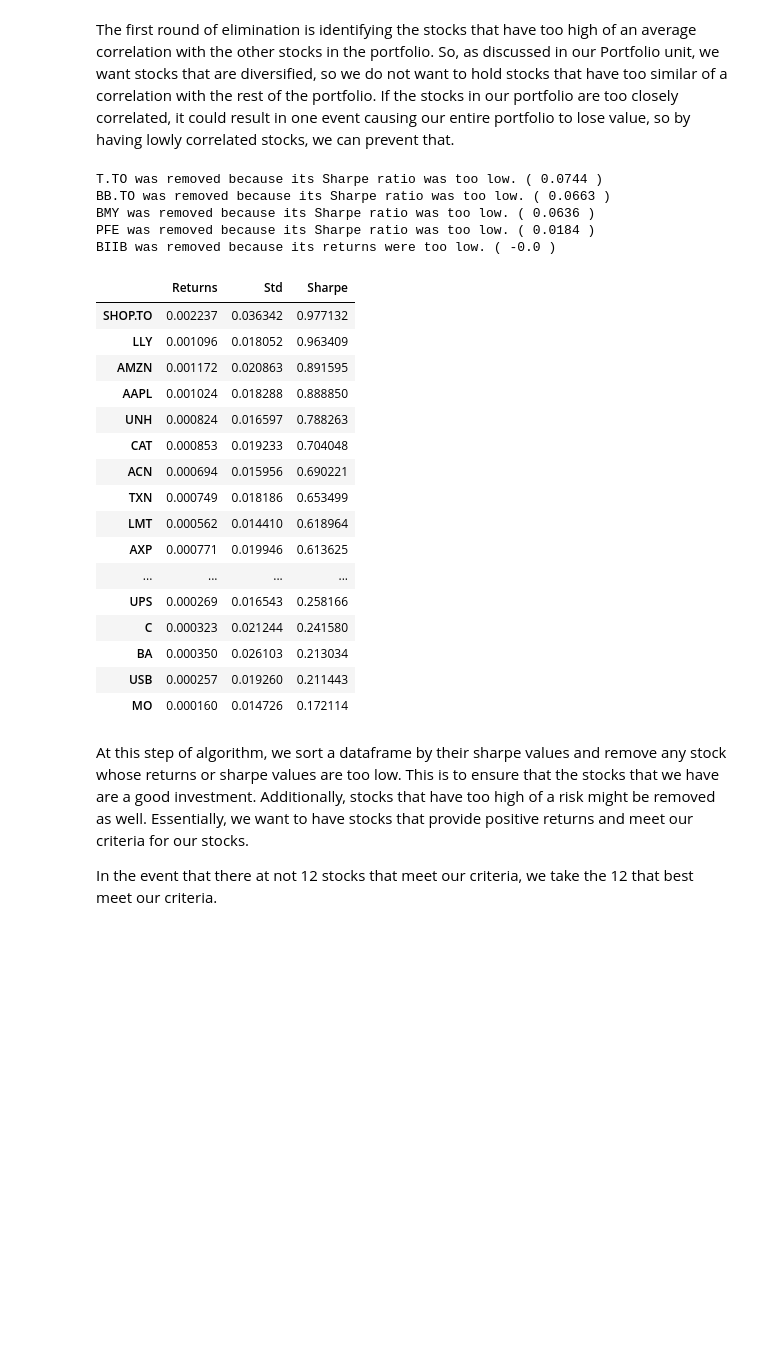
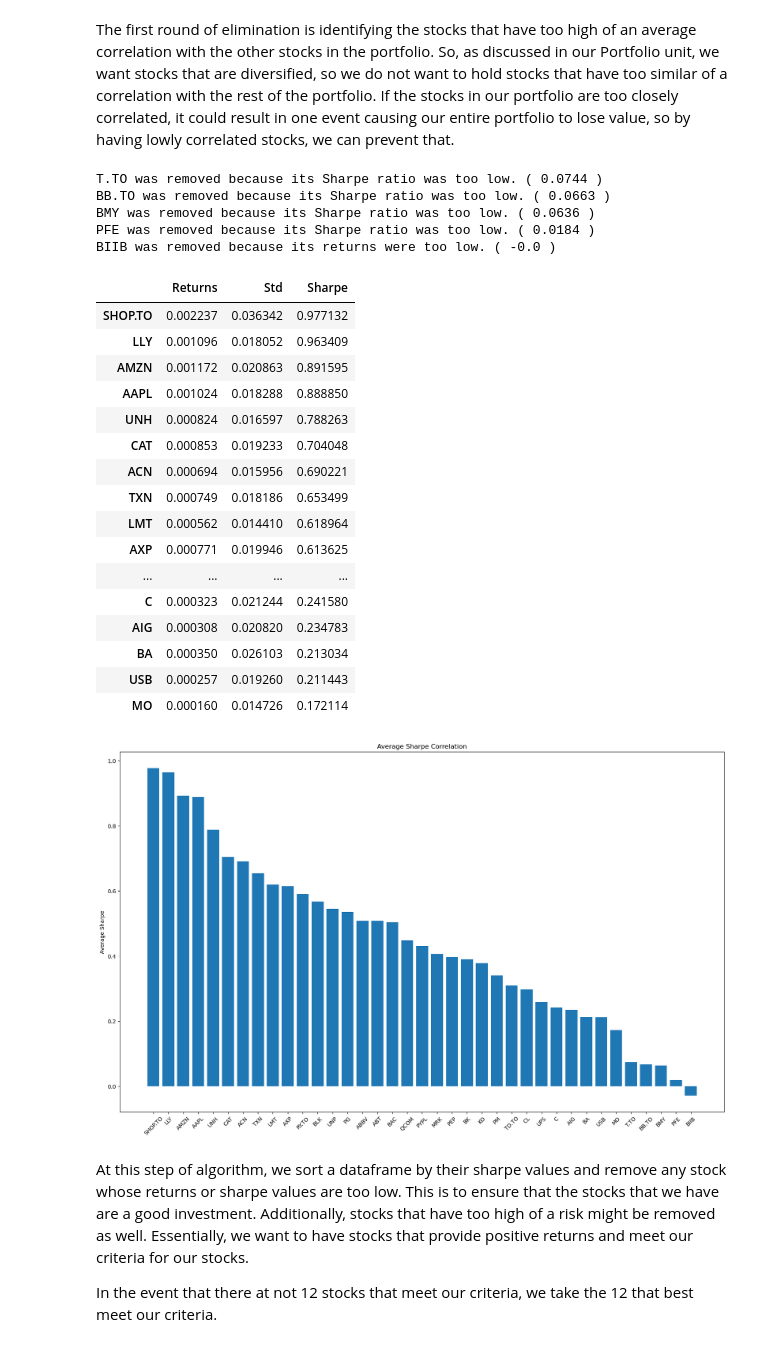
Before and after one commit to JasonLi14/Portfolio-Analyzer, a Jupyter notebook: Team_02_Assignment.ipynb, the cells around one changed output. Cells and saved outputs as stored; diff of their text form; code cells hidden in the pictures; blank space fills up the shorter version.

```diff
--- a/Team_02_Assignment.ipynb
+++ b/Team_02_Assignment.ipynb
@@ -303,6 +303,14 @@ def correlation_filter(prices: pd.DataFrame, max_corr: float):
         avg_corr_df.loc[i, 'Correlation'] = correlations.loc[i].mean()
 
     avg_corr_df = avg_corr_df.sort_values('Correlation', ascending = False)
+
+    fig, ax = plt.subplots()
+    fig.set_size_inches(20, 12)
+    bar_container = ax.bar(avg_corr_df.index, avg_corr_df.Correlation)
+    ax.set(ylabel='Average Correlation', title='Average Stock Correlation')
+
+    ax.set_xticks = avg_corr_df.index
+    ax.set_xticklabels(avg_corr_df.index, rotation=45)
 
     #display(avg_corr_df)
 
@@ -401,6 +410,14 @@ def sort_by_sharpe(price_pct, min_sharpe, min_return, max_std):
 
     sharpe_df = sharpe_df.sort_values('Sharpe', ascending = False)
 
+    fig, ax = plt.subplots()
+    fig.set_size_inches(20, 12)
+    bar_container = ax.bar(sharpe_df.index, sharpe_df.Sharpe)
+    ax.set(ylabel='Average Sharpe', title='Average Sharpe Correlation')
+
+    ax.set_xticks = sharpe_df.index
+    ax.set_xticklabels(sharpe_df.index, rotation=45)
+
     #print(sharpe_df)
 
     #filter out the bad stocks from after the last 12 stocks, this ensures that only the worse stocks get removed.
@@ -422,38 +439,39 @@ def sort_by_sharpe(price_pct, min_sharpe, min_return, max_std):
 
         else:
             i+= 1
 
 
 
     #print(sharpe_df)
 
     return sharpe_df
 
 stock_sharpe = sort_by_sharpe(stock_pct_change, 0.1, 0, 1)
 display(stock_sharpe)
 # %% [output]
 T.TO was removed because its Sharpe ratio was too low. ( 0.0744 )
 BB.TO was removed because its Sharpe ratio was too low. ( 0.0663 )
 BMY was removed because its Sharpe ratio was too low. ( 0.0636 )
 PFE was removed because its Sharpe ratio was too low. ( 0.0184 )
 BIIB was removed because its returns were too low. ( -0.0 )
 |  | Returns | Std | Sharpe |
 | SHOP.TO | 0.002237 | 0.036342 | 0.977132 |
 | LLY | 0.001096 | 0.018052 | 0.963409 |
 | AMZN | 0.001172 | 0.020863 | 0.891595 |
 | AAPL | 0.001024 | 0.018288 | 0.888850 |
 | UNH | 0.000824 | 0.016597 | 0.788263 |
 | CAT | 0.000853 | 0.019233 | 0.704048 |
 | ACN | 0.000694 | 0.015956 | 0.690221 |
 | TXN | 0.000749 | 0.018186 | 0.653499 |
 | LMT | 0.000562 | 0.014410 | 0.618964 |
 | AXP | 0.000771 | 0.019946 | 0.613625 |
 | ... | ... | ... | ... |
-| UPS | 0.000269 | 0.016543 | 0.258166 |
 | C | 0.000323 | 0.021244 | 0.241580 |
+| AIG | 0.000308 | 0.020820 | 0.234783 |
 | BA | 0.000350 | 0.026103 | 0.213034 |
 | USB | 0.000257 | 0.019260 | 0.211443 |
 | MO | 0.000160 | 0.014726 | 0.172114 |
+[figure, added]
 # %% [markdown]
 At this step of algorithm, we sort a dataframe by their sharpe values and remove any stock whose returns or sharpe values are too low. This is to ensure that the stocks that we have are a good investment. Additionally, stocks that have too high of a risk might be removed as well. Essentially, we want to have stocks that provide positive returns and meet our criteria for our stocks.
 
```
Also changed, not shown: parts of 12 cells of this notebook, 1 other file.
